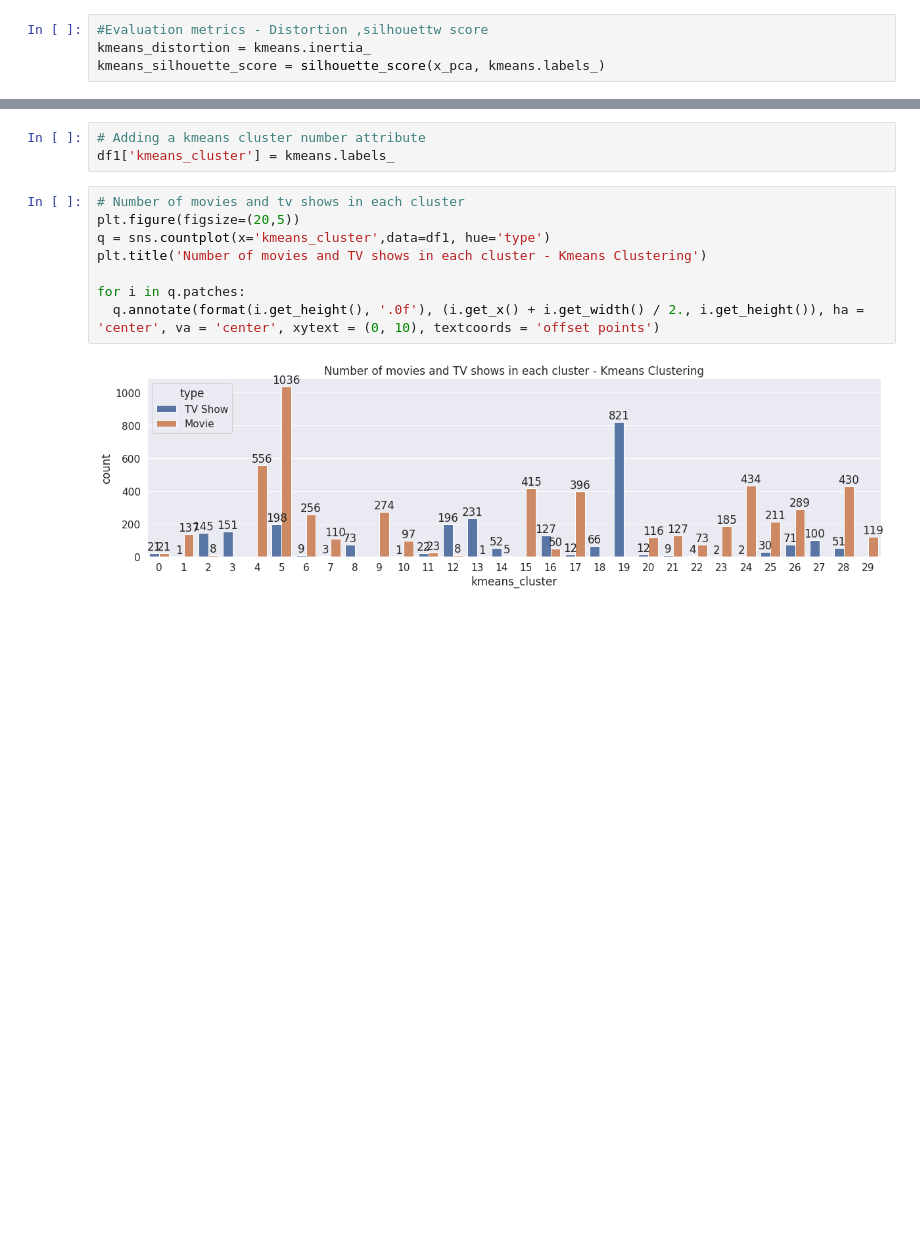
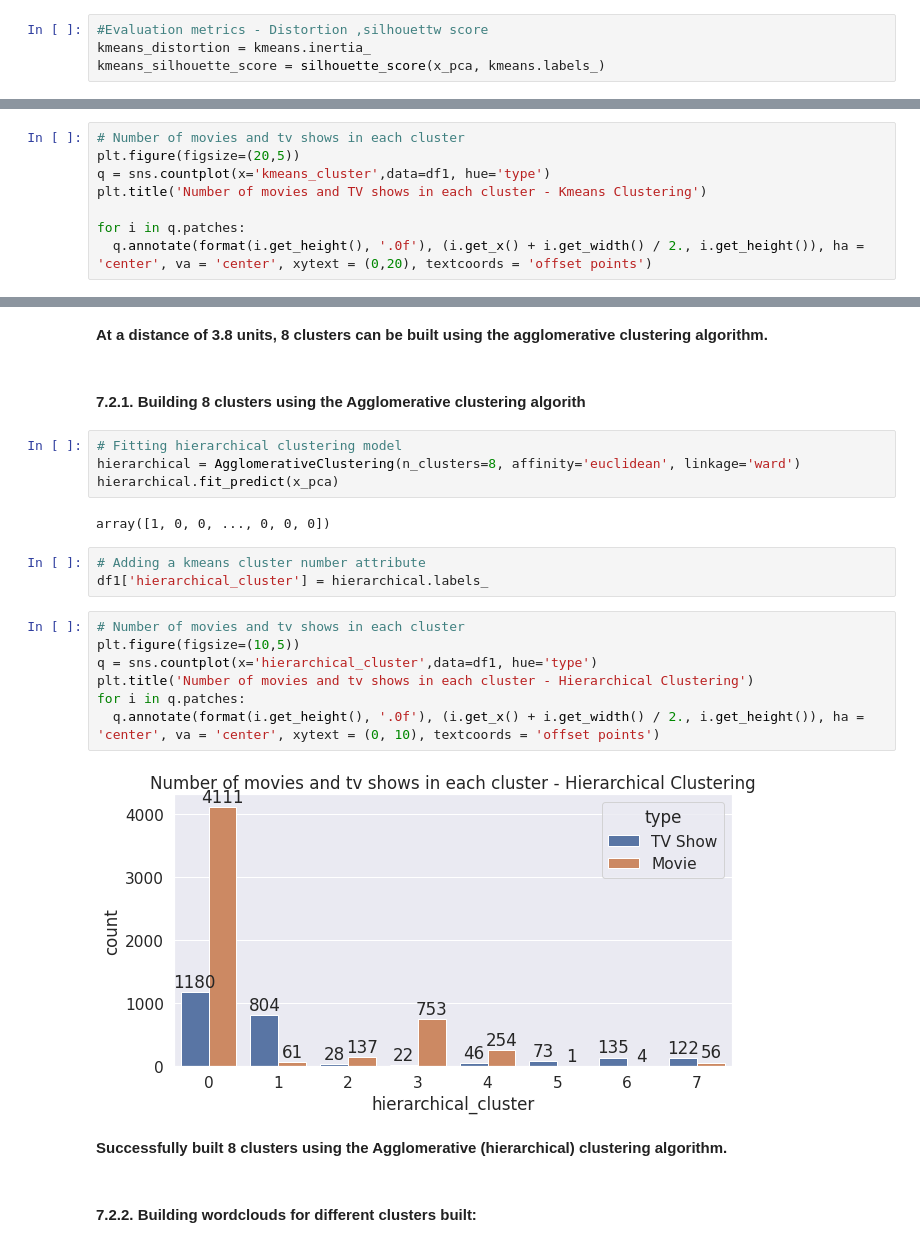
Before and after one commit to vinodvicki/NETFLIX-MOVIE-TV-SHOWS-CLUSTERING, a Jupyter notebook: NETFLIX_MOVIE_AND_TV_SHOWS_CLUSTERING.ipynb, the cells around one changed output, grey strips where cells are left out. Cells and saved outputs as stored; diff of their text form; blank space fills up the shorter version.

```diff
--- a/NETFLIX_MOVIE_AND_TV_SHOWS_CLUSTERING.ipynb
+++ b/NETFLIX_MOVIE_AND_TV_SHOWS_CLUSTERING.ipynb
@@ -1423,0 +1451,8 @@ print((kmeans_distortion,kmeans_silhouette_score))
+# %%
+# Number of movies and tv shows in each cluster
+plt.figure(figsize=(20,5))
+q = sns.countplot(x='kmeans_cluster',data=df1, hue='type')
+plt.title('Number of movies and TV shows in each cluster - Kmeans Clustering')
+
+for i in q.patches:
+  q.annotate(format(i.get_height(), '.0f'), (i.get_x() + i.get_width() / 2., i.get_height()), ha = 'center', va = 'center', xytext = (0,20), textcoords = 'offset points')
@@ -1424,13 +1529,26 @@ print((kmeans_distortion,kmeans_silhouette_score))
+# %% [markdown]
+**At a distance of 3.8 units, 8 clusters can be built using the agglomerative clustering algorithm.**
+# %% [markdown]
+#### **7.2.1. Building 8 clusters using the Agglomerative clustering algorith**
+# %%
+# Fitting hierarchical clustering model
+hierarchical = AgglomerativeClustering(n_clusters=8, affinity='euclidean', linkage='ward')
+hierarchical.fit_predict(x_pca)
+# %% [output]
+array([1, 0, 0, ..., 0, 0, 0])
 # %%
 # Adding a kmeans cluster number attribute
-df1['kmeans_cluster'] = kmeans.labels_
+df1['hierarchical_cluster'] = hierarchical.labels_
 # %%
 # Number of movies and tv shows in each cluster
-plt.figure(figsize=(20,5))
-q = sns.countplot(x='kmeans_cluster',data=df1, hue='type')
-plt.title('Number of movies and TV shows in each cluster - Kmeans Clustering')
-
+plt.figure(figsize=(10,5))
+q = sns.countplot(x='hierarchical_cluster',data=df1, hue='type')
+plt.title('Number of movies and tv shows in each cluster - Hierarchical Clustering')
 for i in q.patches:
   q.annotate(format(i.get_height(), '.0f'), (i.get_x() + i.get_width() / 2., i.get_height()), ha = 'center', va = 'center', xytext = (0, 10), textcoords = 'offset points')
 # %% [output]
-[figure, old version]
+[figure, new version]
+# %% [markdown]
+**Successfully built 8 clusters using the Agglomerative (hierarchical) clustering algorithm.**
+# %% [markdown]
+#### **7.2.2. Building wordclouds for different clusters built:**
```
Also changed, not shown: parts of 44 cells of this notebook.
